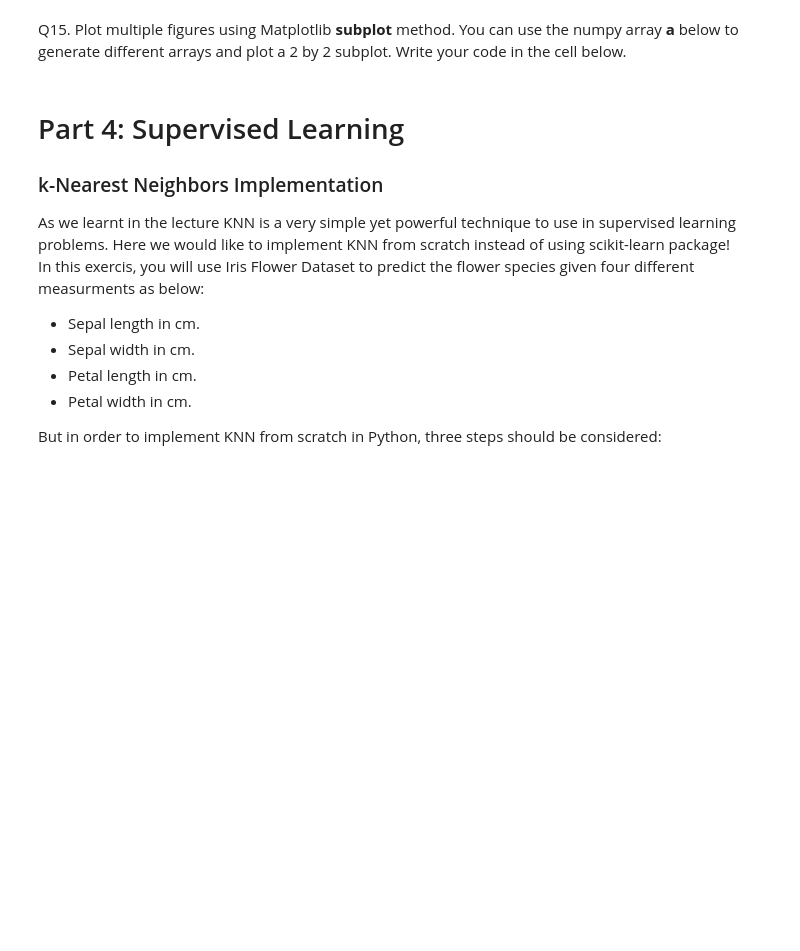
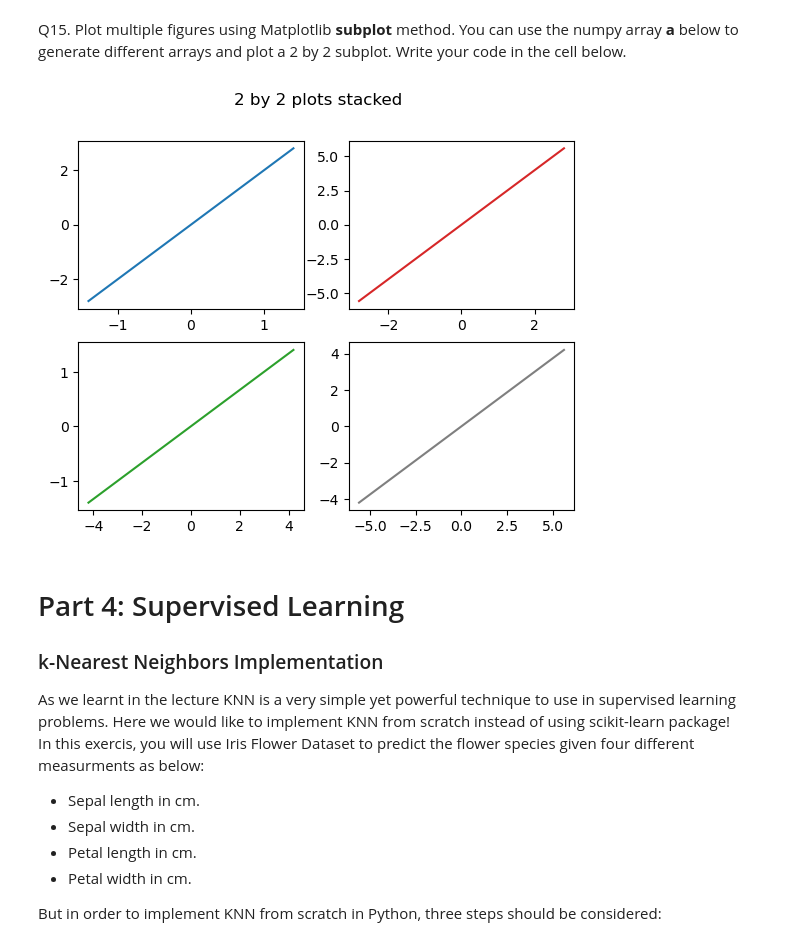
Before and after one commit to Henz00/UniversityAssignments, a Jupyter notebook: Applied Machine Learning/ps1/ps1.ipynb, the cells around one changed output. Drawn from its saved outputs; the diff is of its cells as text; code cells hidden in the pictures; blank space fills up the shorter version.

```diff
--- a/Applied Machine Learning/ps1/ps1.ipynb
+++ b/Applied Machine Learning/ps1/ps1.ipynb
@@ -297,3 +302,14 @@ raise NotImplementedError()
+# %%
+fig, axs = plt.subplots(2,2)
+fig.suptitle("2 by 2 plots stacked")
+axs[0, 0].plot(a1, a2)
+axs[0, 1].plot(a2, a4, 'tab:red')
+axs[1, 0].plot(a3, a1, 'tab:green')
+axs[1, 1].plot(a4, a3, 'tab:grey')
+
+plt.show()
+# %% [output]
+[figure, added]
 # %% [markdown]
 # Part 4: Supervised Learning
 ### k-Nearest Neighbors Implementation
```
Also changed, not shown: parts of 7 cells of this notebook.
